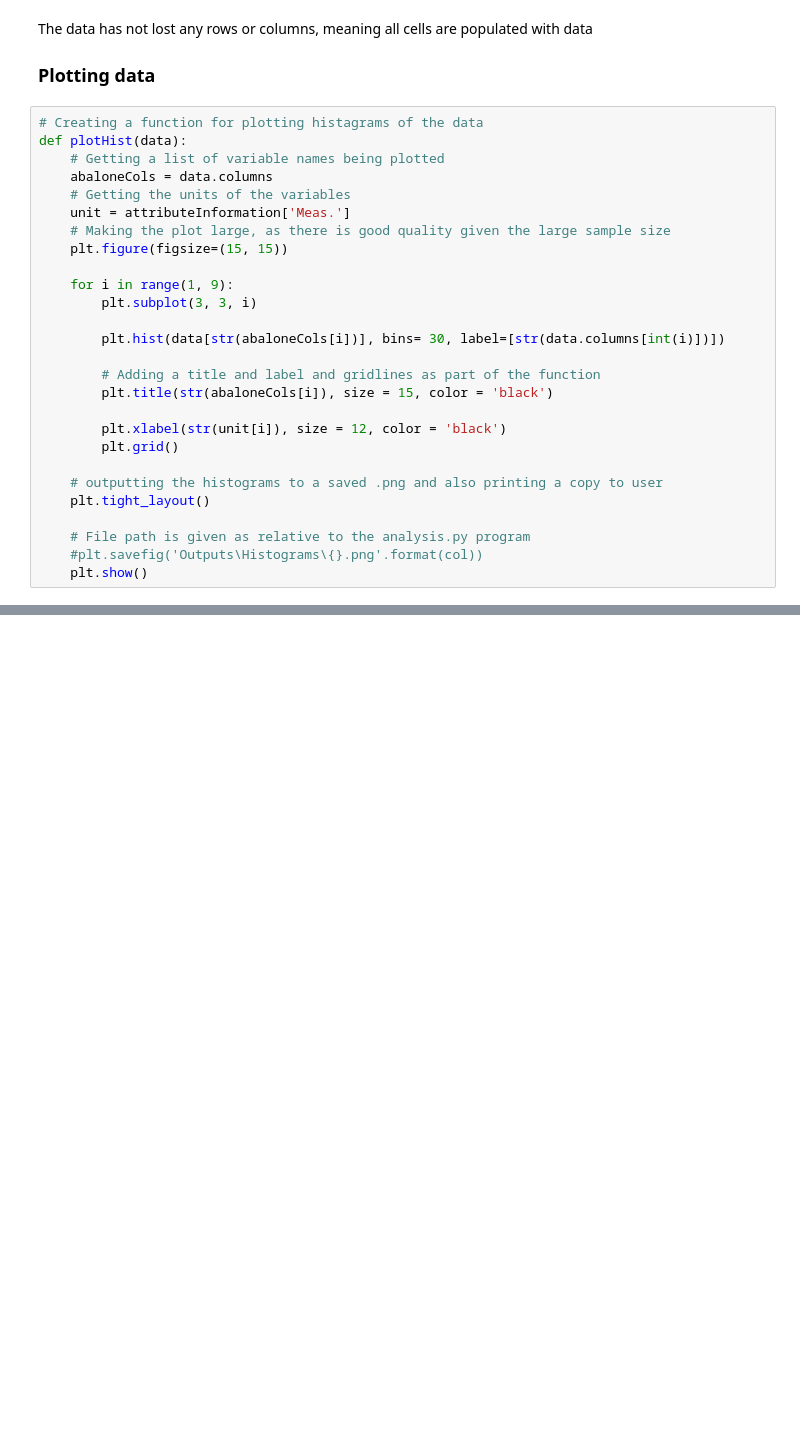
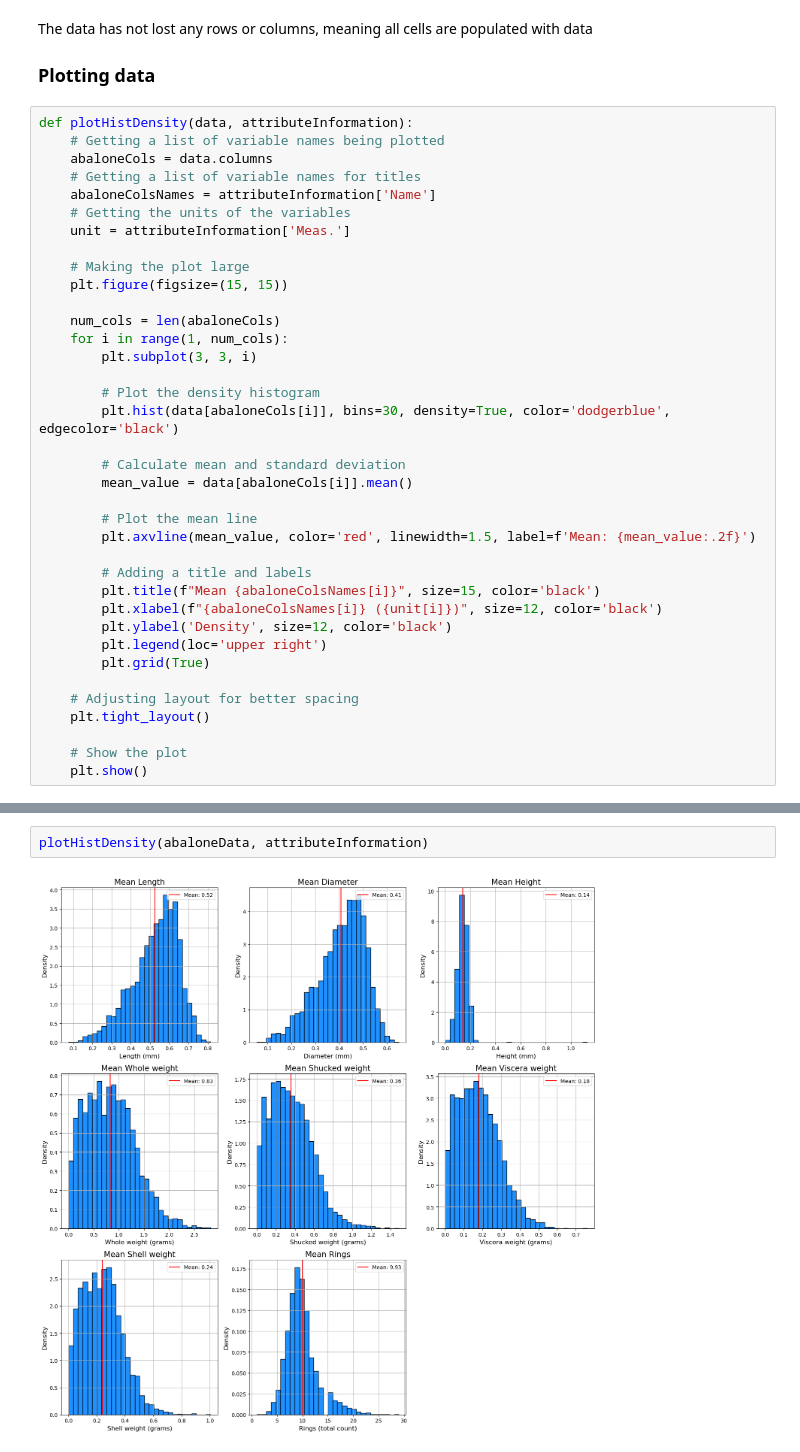
Before and after one commit to DaveAero/ML-S-Autumn, a Jupyter notebook: abalone.ipynb, the cells around one changed output, grey strips where cells are left out. Cells and saved outputs as stored; diff of their text form; blank space fills up the shorter version.

```diff
--- a/abalone.ipynb
+++ b/abalone.ipynb
@@ -98,29 +101,39 @@ The data has not lost any rows or columns, meaning all cells are populated with
 
 ### Plotting data
 # %%
-# Creating a function for plotting histagrams of the data
-def plotHist(data):
+def plotHistDensity(data, attributeInformation):
     # Getting a list of variable names being plotted
     abaloneCols = data.columns
+    # Getting a list of variable names for titles
+    abaloneColsNames = attributeInformation['Name']
     # Getting the units of the variables
     unit = attributeInformation['Meas.']
-    # Making the plot large, as there is good quality given the large sample size
+
+    # Making the plot large
     plt.figure(figsize=(15, 15))
 
-    for i in range(1, 9):
+    num_cols = len(abaloneCols)
+    for i in range(1, num_cols):
         plt.subplot(3, 3, i)
 
-        plt.hist(data[str(abaloneCols[i])], bins= 30, label=[str(data.columns[int(i)])])
+        # Plot the density histogram
+        plt.hist(data[abaloneCols[i]], bins=30, density=True, color='dodgerblue', edgecolor='black')
 
-        # Adding a title and label and gridlines as part of the function
-        plt.title(str(abaloneCols[i]), size = 15, color = 'black')
+        # Calculate mean and standard deviation
+        mean_value = data[abaloneCols[i]].mean()
 
-        plt.xlabel(str(unit[i]), size = 12, color = 'black')
-        plt.grid()
+        # Plot the mean line
+        plt.axvline(mean_value, color='red', linewidth=1.5, label=f'Mean: {mean_value:.2f}')
 
-    # outputting the histograms to a saved .png and also printing a copy to user
+        # Adding a title and labels
+        plt.title(f"Mean {abaloneColsNames[i]}", size=15, color='black')
+        plt.xlabel(f"{abaloneColsNames[i]} ({unit[i]})", size=12, color='black')
+        plt.ylabel('Density', size=12, color='black')
+        plt.legend(loc='upper right')
+        plt.grid(True)
+
+    # Adjusting layout for better spacing
     plt.tight_layout()
 
-    # File path is given as relative to the analysis.py program
-    #plt.savefig('Outputs\Histograms\{}.png'.format(col))
+    # Show the plot
     plt.show()
@@ -131 +140,5 @@ plotHist(abaloneData)
+# %%
+plotHistDensity(abaloneData, attributeInformation)
+# %% [output]
+[figure, added]
 # %%
```
Also changed, not shown: parts of 7 cells of this notebook.
